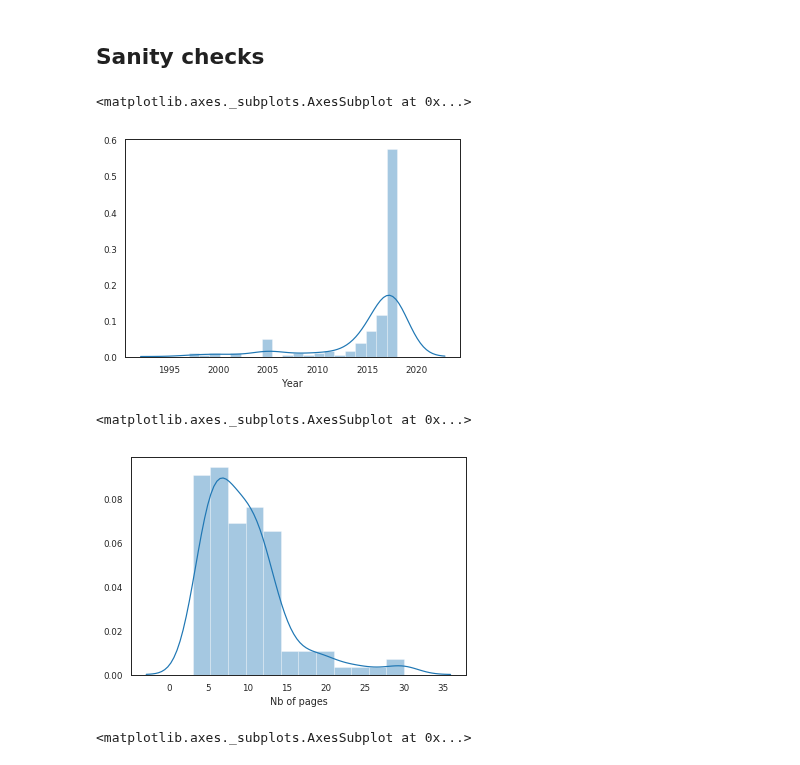
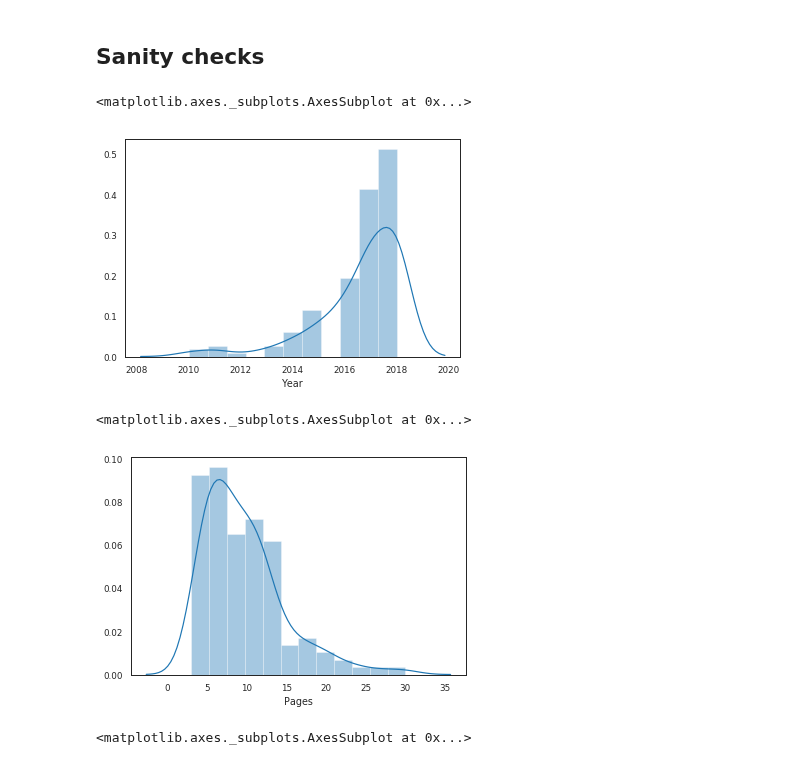
Before and after one commit to hubertjb/dl-eeg-review, a Jupyter notebook: sandbox.ipynb, the cells around one changed output. Drawn from its saved outputs; the diff is of its cells as text; code cells hidden in the pictures.

```diff
--- a/sandbox.ipynb
+++ b/sandbox.ipynb
@@ -15,6 +15,7 @@ df = pd.read_csv(fname, header=1)
 df = df.iloc[:195, :]
 df = df.dropna(axis=0, how='all')
 df = df.dropna(axis=1, how='all', thresh=int(df.shape[0] * 0.1))
+df = df[df['Year'] >= 2012]
 # %%
 df.head()
 # %% [output]
@@ -31,10 +32,10 @@ df.head()
 sns.distplot(df['Year'].dropna(axis=0))
 # %% [output]
 <matplotlib.axes._subplots.AxesSubplot at 0x...>
-[figure, old version]
+[figure, new version]
 # %%
-sns.distplot(df['Nb of pages'].dropna(axis=0))
+sns.distplot(df['Pages'].dropna(axis=0))
 # %% [output]
 <matplotlib.axes._subplots.AxesSubplot at 0x...>
-[figure, old version]
+[figure, new version]
 # %%
```
Also changed, not shown: parts of 20 cells of this notebook, 13 other files.
